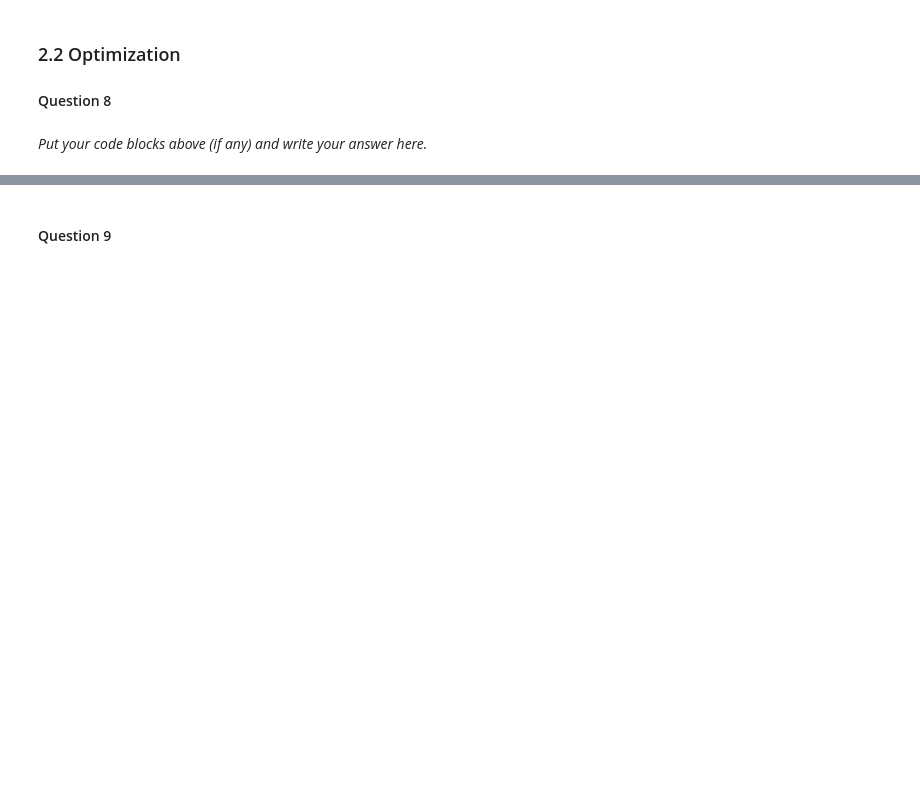
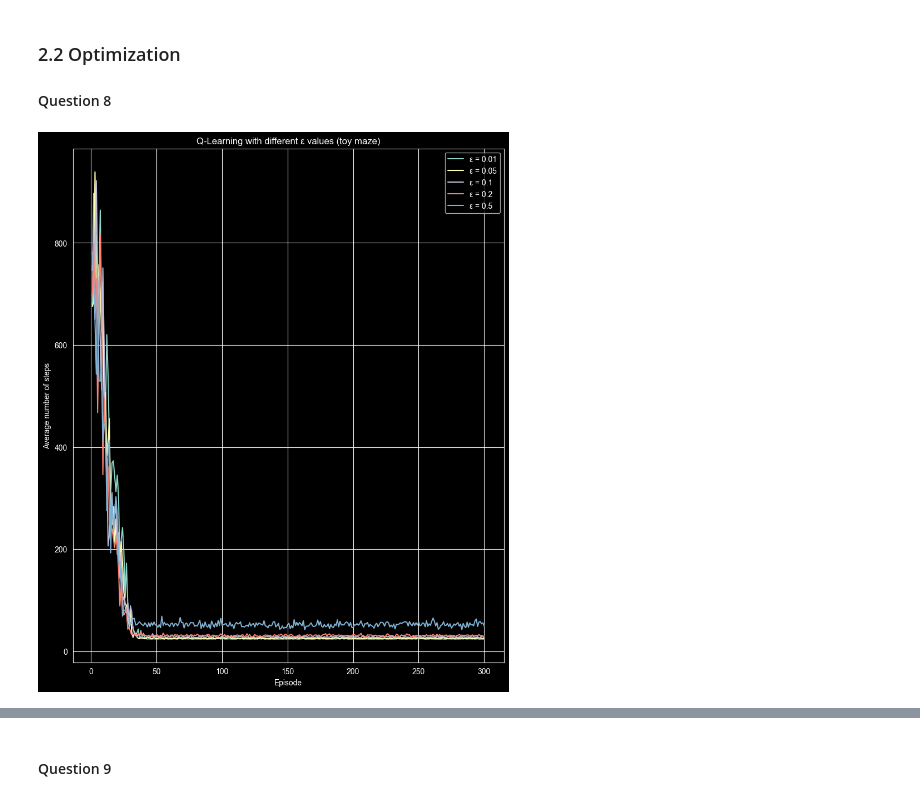
Before and after one commit to hkruis/Assignment_3, a Jupyter notebook: src/Main.ipynb, the cells around one changed output, grey strips where cells are left out. Saved outputs shown, nothing was run; the diff lists cells and outputs as text; code cells hidden in the pictures; blank space fills up the shorter version.

```diff
--- a/src/Main.ipynb
+++ b/src/Main.ipynb
@@ -306,16 +314,21 @@ class SARSA:
         self.q_table = q_table
         self.params = params
 
-    def learn(self, state: State, action: Action, next_state: State, next_action: Action, reward: float, done: bool) -> None:
-        if done:
-            return
+    def learn(self, state: State, action: Action, next_state: State,
+              next_action: Action, reward: float, done: bool) -> None:
 
         learning_rate = self.params["lr"]
         discount_factor = self.params["gamma"]
 
         current_q = self.q_table.get_q(state, action)
-        next_q = self.q_table.get_q(next_state, next_action)
-        new_q = current_q + learning_rate * (reward + (discount_factor * next_q) - current_q)
+
+        if done or next_action is None:
+            target = reward
+        else:
+            next_q = self.q_table.get_q(next_state, next_action)
+            target = reward + discount_factor * next_q
+
+        new_q = current_q + learning_rate * (target - current_q)
         self.q_table.set_q(state, action, new_q)
 # %% [markdown]
 #### Q-Learning
@@ -344,7 +615,37 @@ _Write your answer here._
 # %% [markdown]
 ### 2.2 Optimization
 #### Question 8
-# %% [markdown]
-
-
-_Put your code blocks above (if any) and write your answer here._
+# %%
+eps_values = [0.01, 0.05, 0.1, 0.2, 0.5]
+
+params = {"lr": 0.7, "gamma": 0.9}
+
+plt.figure(figsize=(10, 12))
+
+for eps in eps_values:
+    mean_lengths, std_lengths = average_learning_runs(
+        maze_path="./../data/toy_maze.txt",
+        reward_x=9,
+        reward_y=9,
+        start_x=0,
+        start_y=0,
+        algorithm="qlearning",
+        n_runs=10,
+        n_episodes=300,
+        max_steps=1000,
+        max_total_steps=30000,
+        eps=eps,
+        params=params
+    )
+
+    episodes = np.arange(1, len(mean_lengths) + 1)
+    plt.plot(episodes, mean_lengths, label=f"ε = {eps}")
+
+plt.xlabel("Episode")
+plt.ylabel("Average number of steps")
+plt.title("Q-Learning with different ε values (toy maze)")
+plt.legend()
+plt.grid(True)
+plt.show()
+# %% [output]
+[figure, added]
```
Also changed, not shown: parts of 23 cells of this notebook.
